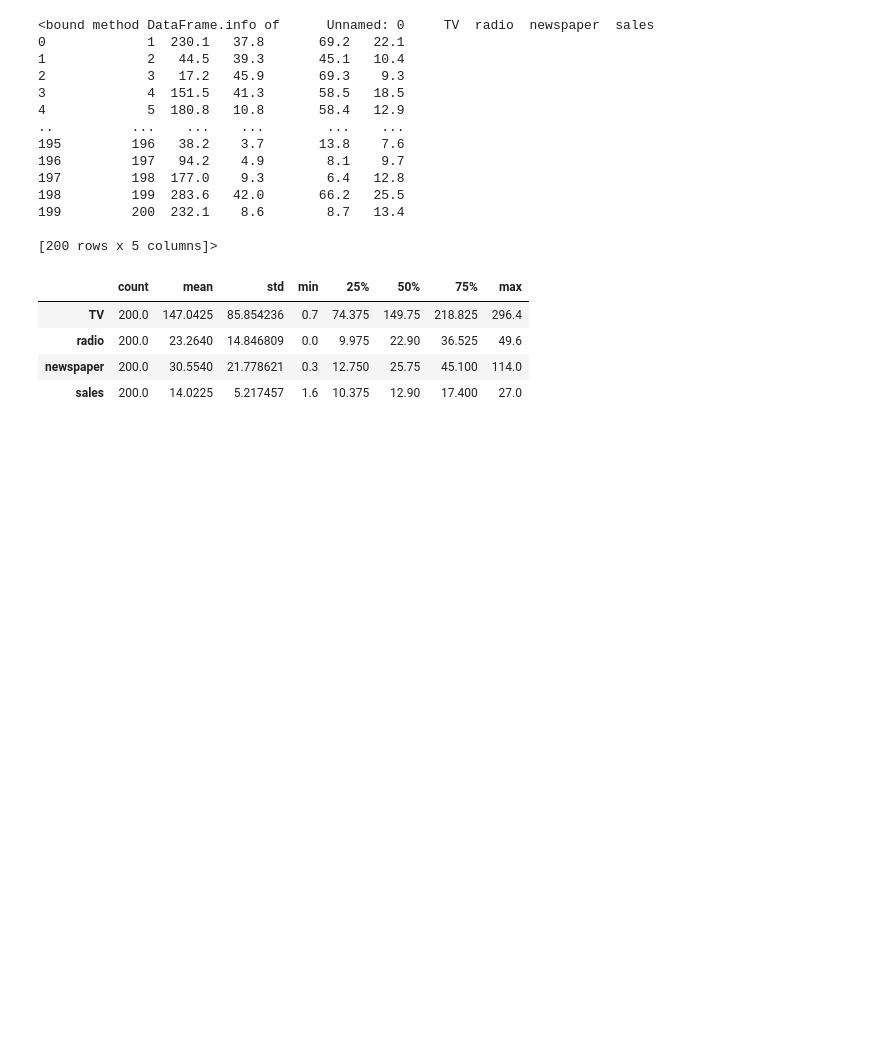
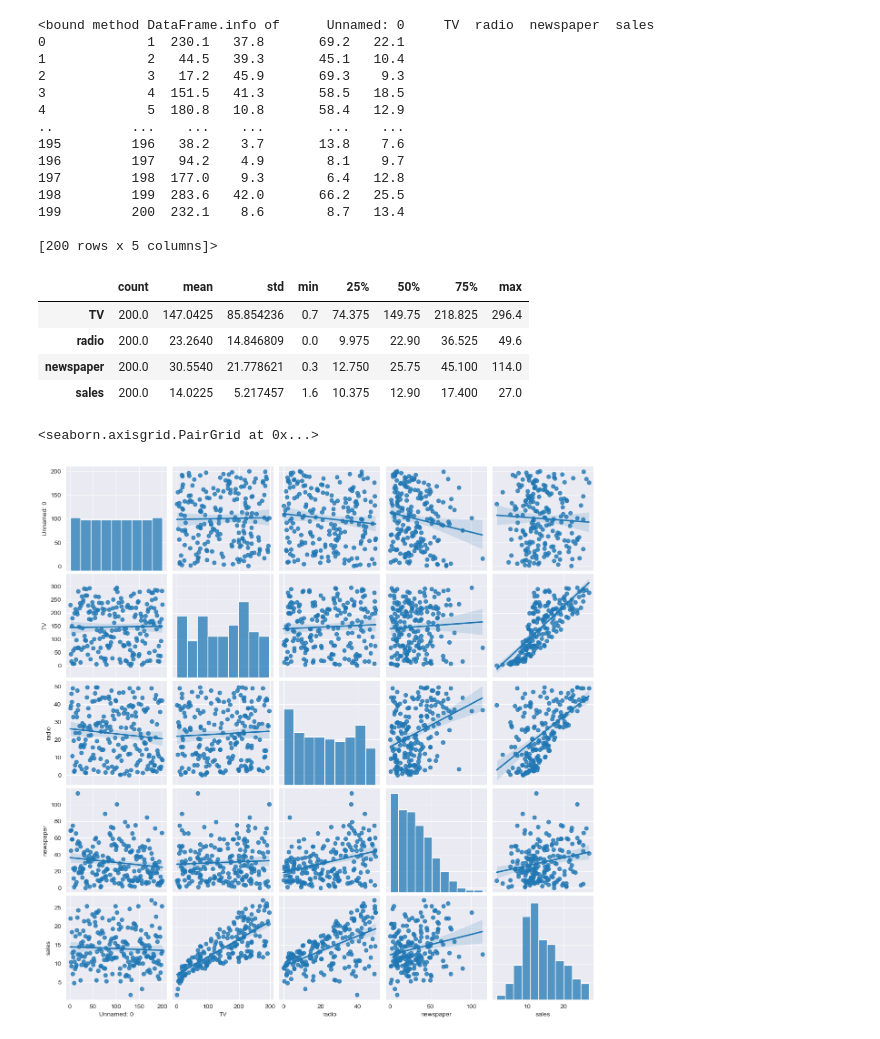
Before and after one commit to bbbirkan/MACHINE_LEARNING_Not_Book, a Jupyter notebook: Dogrusal Regresion.ipynb, the cells around one changed output. Cells and saved outputs as stored; diff of their text form; code cells hidden in the pictures; blank space fills up the shorter version.

Commit message:
#seaborn test

```diff
--- a/Dogrusal Regresion.ipynb
+++ b/Dogrusal Regresion.ipynb
@@ -52,0 +49,6 @@ veri.describe().T
+# %%
+import seaborn as sns
+sns.pairplot(veri, kind="reg")
+# %% [output]
+<seaborn.axisgrid.PairGrid at 0x...>
+[figure, added]
```
Also changed, not shown: parts of 2 cells of this notebook.
